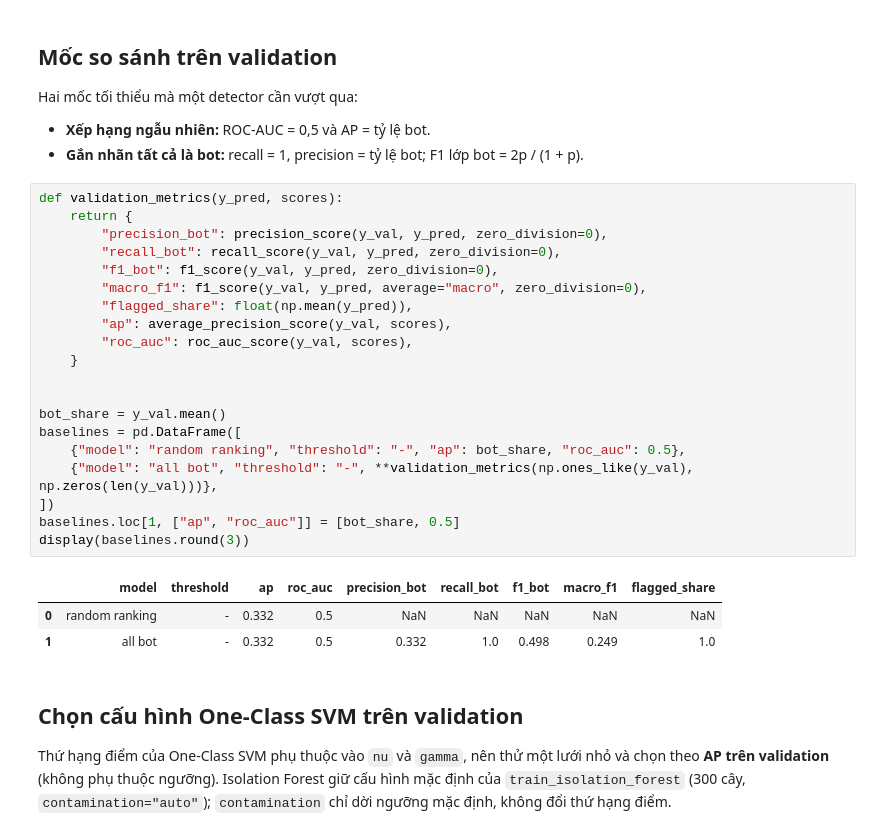
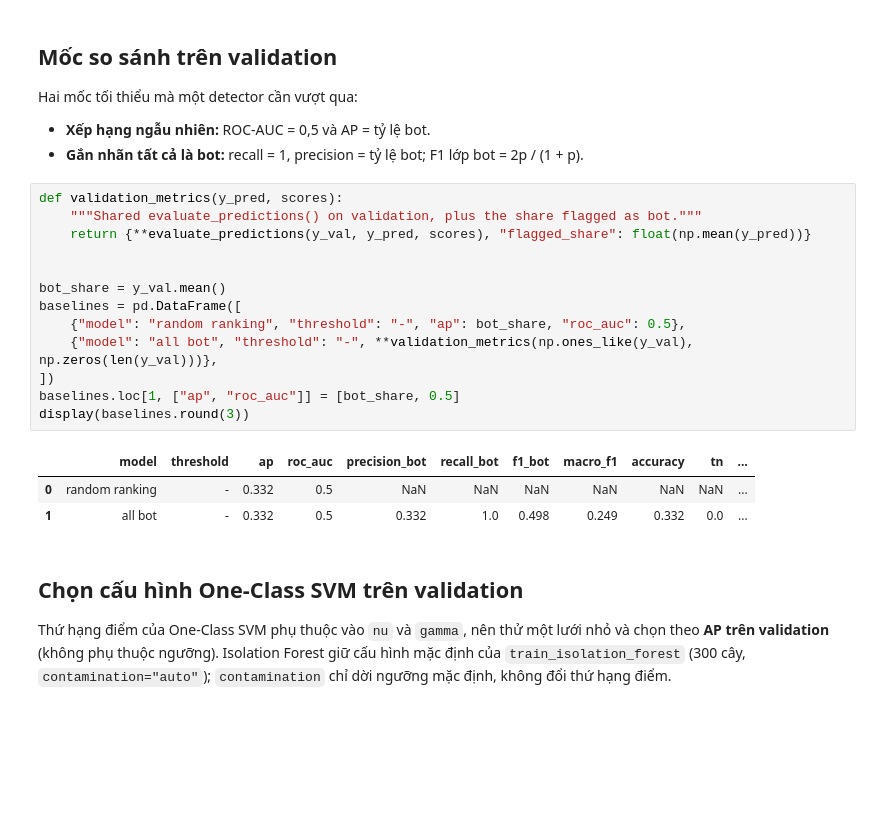
Before and after one commit to nbatho/Social-Media-Bot-Fake-Account-Detection, a Jupyter notebook: notebooks/02_anomaly_detection.ipynb, the cells around one changed output. Cells and saved outputs as stored; diff of their text form; blank space fills up the shorter version.

```diff
--- a/notebooks/02_anomaly_detection.ipynb
+++ b/notebooks/02_anomaly_detection.ipynb
@@ -64,28 +63,21 @@ Hai mốc tối thiểu mà một detector cần vượt qua:
 - **Gắn nhãn tất cả là bot:** recall = 1, precision = tỷ lệ bot; F1 lớp bot = 2p / (1 + p).
 # %%
 def validation_metrics(y_pred, scores):
-    return {
-        "precision_bot": precision_score(y_val, y_pred, zero_division=0),
-        "recall_bot": recall_score(y_val, y_pred, zero_division=0),
-        "f1_bot": f1_score(y_val, y_pred, zero_division=0),
-        "macro_f1": f1_score(y_val, y_pred, average="macro", zero_division=0),
-        "flagged_share": float(np.mean(y_pred)),
-        "ap": average_precision_score(y_val, scores),
-        "roc_auc": roc_auc_score(y_val, scores),
-    }
+    """Shared evaluate_predictions() on validation, plus the share flagged as bot."""
+    return {**evaluate_predictions(y_val, y_pred, scores), "flagged_share": float(np.mean(y_pred))}
 
 
 bot_share = y_val.mean()
 baselines = pd.DataFrame([
     {"model": "random ranking", "threshold": "-", "ap": bot_share, "roc_auc": 0.5},
     {"model": "all bot", "threshold": "-", **validation_metrics(np.ones_like(y_val), np.zeros(len(y_val)))},
 ])
 baselines.loc[1, ["ap", "roc_auc"]] = [bot_share, 0.5]
 display(baselines.round(3))
 # %% [output]
-|  | model | threshold | ap | roc_auc | precision_bot | recall_bot | f1_bot | macro_f1 | flagged_share |
-| 0 | random ranking | - | 0.332 | 0.5 | NaN | NaN | NaN | NaN | NaN |
-| 1 | all bot | - | 0.332 | 0.5 | 0.332 | 1.0 | 0.498 | 0.249 | 1.0 |
+|  | model | threshold | ap | roc_auc | precision_bot | recall_bot | f1_bot | macro_f1 | accuracy | tn | ... |
+| 0 | random ranking | - | 0.332 | 0.5 | NaN | NaN | NaN | NaN | NaN | NaN | ... |
+| 1 | all bot | - | 0.332 | 0.5 | 0.332 | 1.0 | 0.498 | 0.249 | 0.332 | 0.0 | ... |
 # %% [markdown]
 ## Chọn cấu hình One-Class SVM trên validation
 
```
Also changed, not shown: parts of 4 cells of this notebook, 3 other files.
